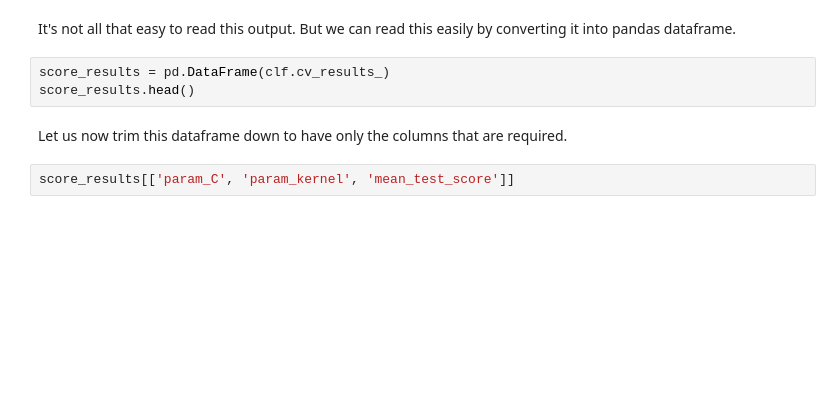
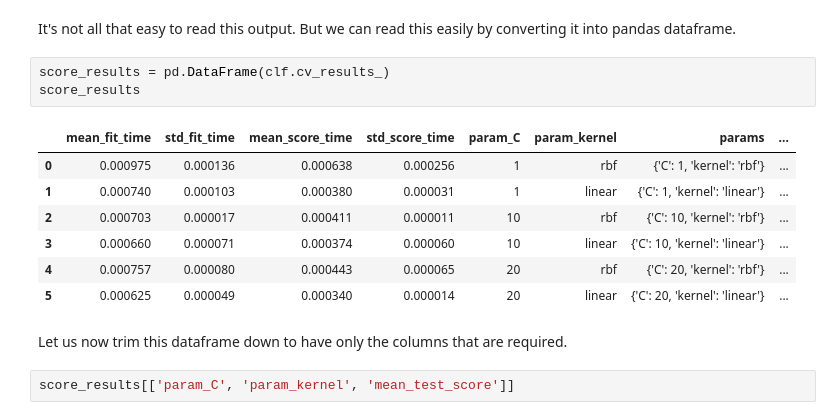
Before and after one commit to bmanandhar/iris_for_hyperparameter_tuning, a Jupyter notebook: iris_data_optimal_model.ipynb, the cells around one changed output. Drawn from its saved outputs; the diff is of its cells as text; blank space fills up the shorter version.

```diff
--- a/iris_data_optimal_model.ipynb
+++ b/iris_data_optimal_model.ipynb
@@ -277,7 +323,15 @@ clf.cv_results_
 It's not all that easy to read this output. But we can read this easily by converting it into pandas dataframe.
 # %%
 score_results = pd.DataFrame(clf.cv_results_)
-score_results.head()
+score_results
+# %% [output]
+|  | mean_fit_time | std_fit_time | mean_score_time | std_score_time | param_C | param_kernel | params | ... |
+| 0 | 0.000975 | 0.000136 | 0.000638 | 0.000256 | 1 | rbf | {'C': 1, 'kernel': 'rbf'} | ... |
+| 1 | 0.000740 | 0.000103 | 0.000380 | 0.000031 | 1 | linear | {'C': 1, 'kernel': 'linear'} | ... |
+| 2 | 0.000703 | 0.000017 | 0.000411 | 0.000011 | 10 | rbf | {'C': 10, 'kernel': 'rbf'} | ... |
+| 3 | 0.000660 | 0.000071 | 0.000374 | 0.000060 | 10 | linear | {'C': 10, 'kernel': 'linear'} | ... |
+| 4 | 0.000757 | 0.000080 | 0.000443 | 0.000065 | 20 | rbf | {'C': 20, 'kernel': 'rbf'} | ... |
+| 5 | 0.000625 | 0.000049 | 0.000340 | 0.000014 | 20 | linear | {'C': 20, 'kernel': 'linear'} | ... |
 # %% [markdown]
 Let us now trim this dataframe down to have only the columns that are required.
 # %%
```
Also changed, not shown: parts of 16 cells of this notebook.
